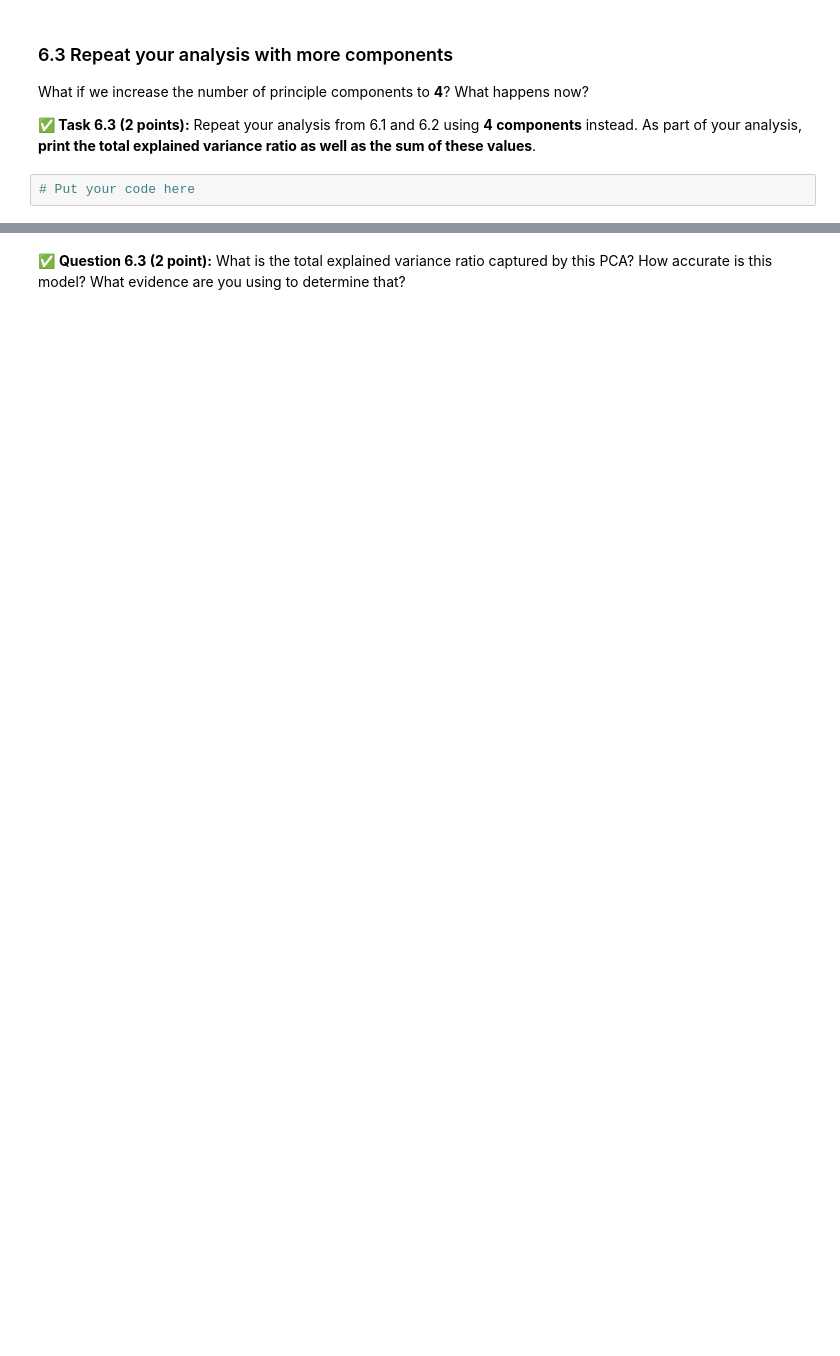
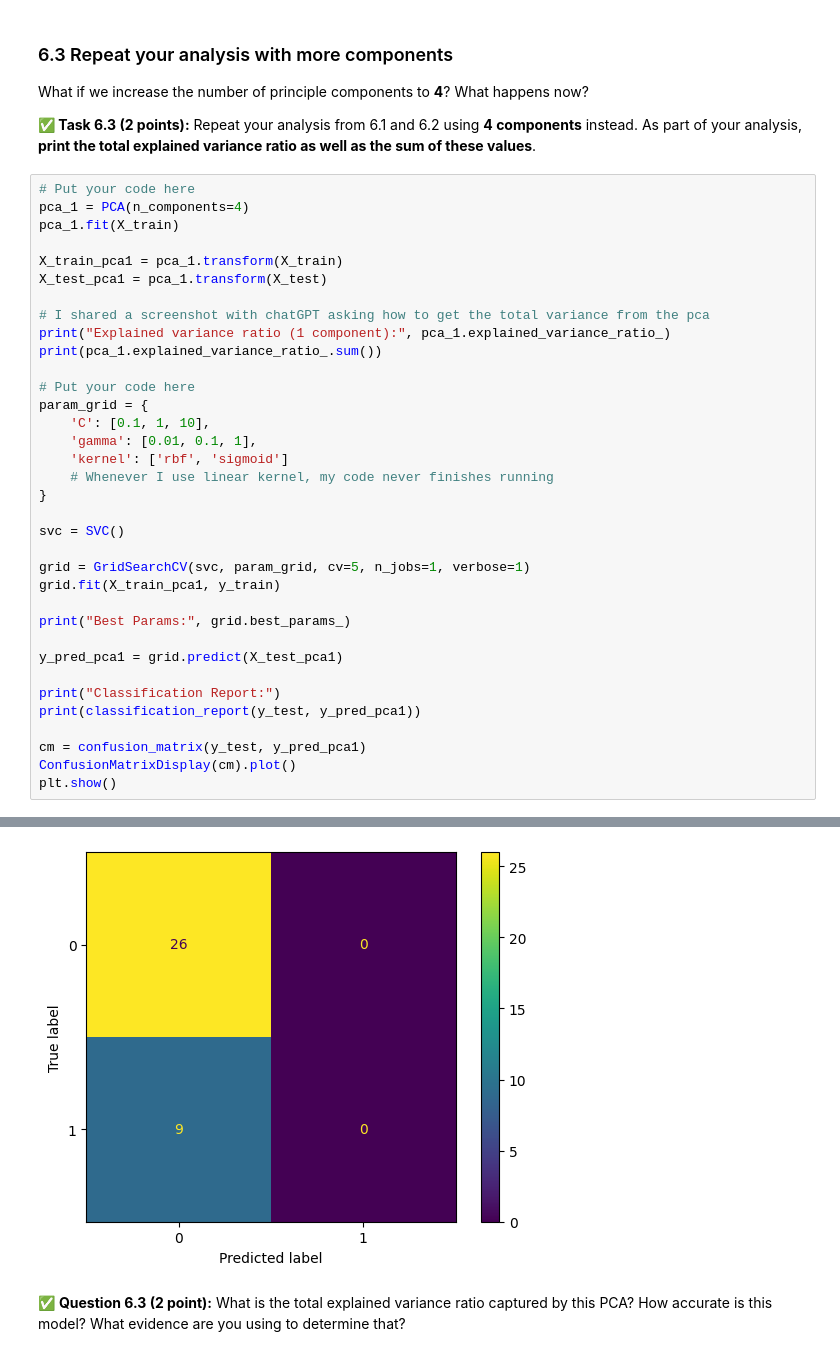
Before and after one commit to JustinTrannn/CMSE202-f25-turnin, a Jupyter notebook: hw-04/HW-04_PerceptronSVMandPCA-STUDENT.ipynb, the cells around one changed output, grey strips where cells are left out. Saved outputs shown, nothing was run; the diff lists cells and outputs as text; blank space fills up the shorter version.

```diff
--- a/hw-04/HW-04_PerceptronSVMandPCA-STUDENT.ipynb
+++ b/hw-04/HW-04_PerceptronSVMandPCA-STUDENT.ipynb
@@ -446,5 +504,39 @@ Using the PCA transformed features, we need to train and test a new SVC model. Y
 What if we increase the number of principle components to **4**? What happens now?
 
 **&#9989; Task 6.3 (2 points):** Repeat your analysis from 6.1 and 6.2 using **4 components** instead. As part of your analysis, **print the total explained variance ratio as well as the sum of these values**.
-# %%
-# Put your code here
+# %%
+# Put your code here
+pca_1 = PCA(n_components=4)
+pca_1.fit(X_train)
+
+X_train_pca1 = pca_1.transform(X_train)
+X_test_pca1 = pca_1.transform(X_test)
+
+# I shared a screenshot with chatGPT asking how to get the total variance from the pca
+print("Explained variance ratio (1 component):", pca_1.explained_variance_ratio_)
+print(pca_1.explained_variance_ratio_.sum())
+
+# Put your code here
+param_grid = {
+    'C': [0.1, 1, 10],
+    'gamma': [0.01, 0.1, 1],
+    'kernel': ['rbf', 'sigmoid']
+    # Whenever I use linear kernel, my code never finishes running
+}
+
+svc = SVC()
+
+grid = GridSearchCV(svc, param_grid, cv=5, n_jobs=1, verbose=1)
+grid.fit(X_train_pca1, y_train)
+
+print("Best Params:", grid.best_params_)
+
+y_pred_pca1 = grid.predict(X_test_pca1)
+
+print("Classification Report:")
+print(classification_report(y_test, y_pred_pca1))
+
+cm = confusion_matrix(y_test, y_pred_pca1)
+ConfusionMatrixDisplay(cm).plot()
+plt.show()
+# %% [output]
@@ -451,2 +556,3 @@ What if we increase the number of principle components to **4**? What happens no
+[figure, added]
 # %% [markdown]
 &#9989; **Question 6.3 (2 point):** What is the total explained variance ratio captured by this PCA? How accurate is this model? What evidence are you using to determine that?
```
Also changed, not shown: parts of 14 cells of this notebook.
